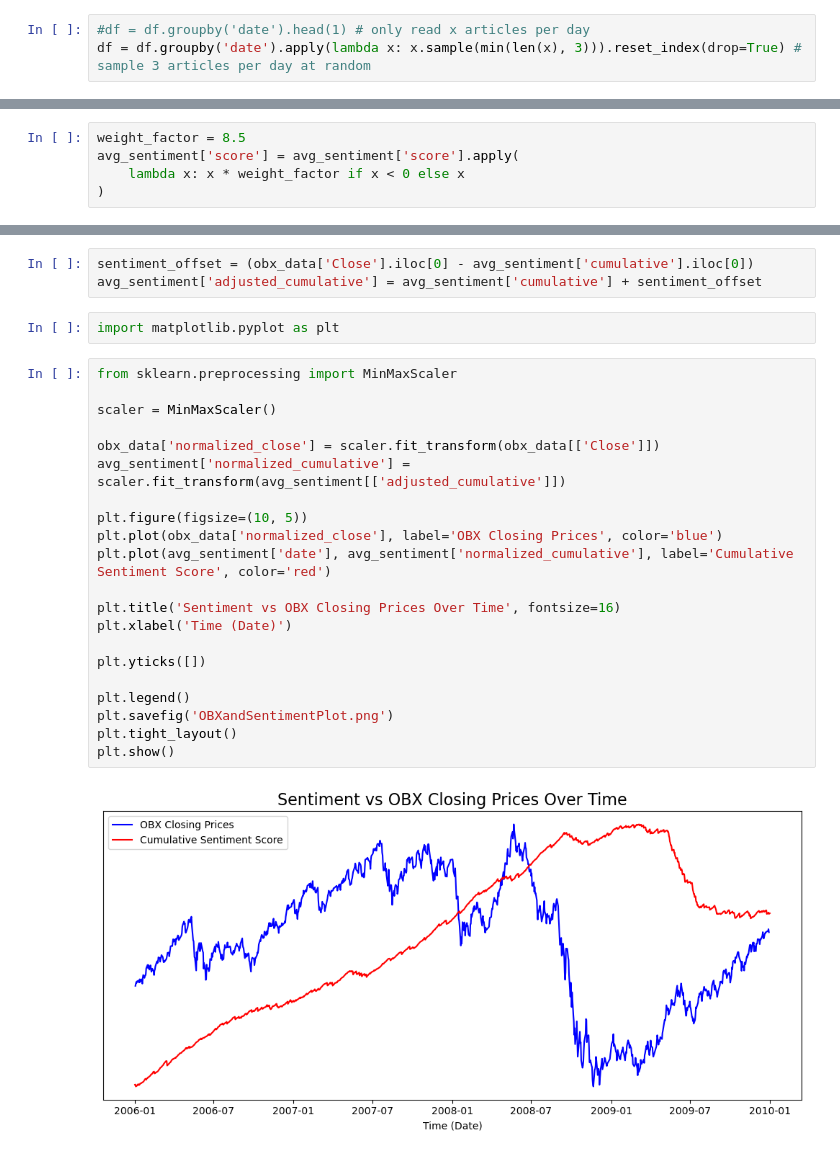
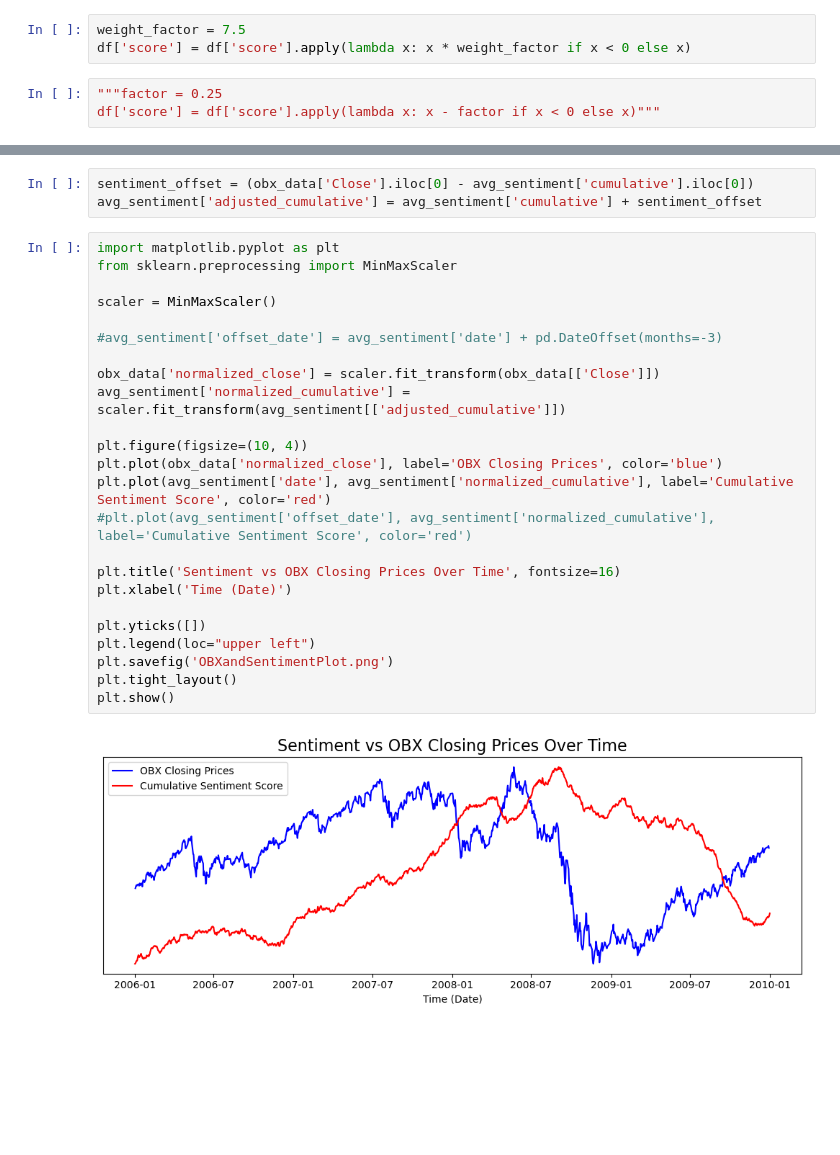
Before and after one commit to sbfroy/sentiment_analysis, a Jupyter notebook: notebooks/sentiment_and_obx.ipynb, the cells around one changed output, grey strips where cells are left out. Saved outputs shown, nothing was run; the diff lists cells and outputs as text; blank space fills up the shorter version.

Commit message:
better plots

```diff
--- a/notebooks/sentiment_and_obx.ipynb
+++ b/notebooks/sentiment_and_obx.ipynb
@@ -27,6 +32,9 @@ df['score'] = df['score'].apply(
 df['score'] = df['score'].apply(lambda x: x.cpu() if isinstance(x, torch.Tensor) else x)
 # %%
 df = df[(df['date'] >= start_date) & (df['date'] <= end_date)] # filter out dates
-# %%
-#df = df.groupby('date').head(1) # only read x articles per day
-df = df.groupby('date').apply(lambda x: x.sample(min(len(x), 3))).reset_index(drop=True) # sample 3 articles per day at random
+# %%
+weight_factor = 7.5
+df['score'] = df['score'].apply(lambda x: x * weight_factor if x < 0 else x)
+# %%
+"""factor = 0.25
+df['score'] = df['score'].apply(lambda x: x - factor if x < 0 else x)"""
@@ -33,8 +43,3 @@ df = df.groupby('date').apply(lambda x: x.sample(min(len(x), 3))).reset_index(dr
 # %%
 avg_sentiment = df.groupby('date')['score'].mean().reset_index() # average sentiment score for each date
 avg_sentiment = avg_sentiment.sort_values(by='date') # sort by date
-# %%
-weight_factor = 8.5
-avg_sentiment['score'] = avg_sentiment['score'].apply(
-    lambda x: x * weight_factor if x < 0 else x
-)
@@ -60,28 +48,29 @@ avg_sentiment['cumulative'] = avg_sentiment['score'].cumsum()
 # %%
 sentiment_offset = (obx_data['Close'].iloc[0] - avg_sentiment['cumulative'].iloc[0])
 avg_sentiment['adjusted_cumulative'] = avg_sentiment['cumulative'] + sentiment_offset
-# %%
-import matplotlib.pyplot as plt
 # %%
+import matplotlib.pyplot as plt
 from sklearn.preprocessing import MinMaxScaler
 
 scaler = MinMaxScaler()
 
+#avg_sentiment['offset_date'] = avg_sentiment['date'] + pd.DateOffset(months=-3)
+
 obx_data['normalized_close'] = scaler.fit_transform(obx_data[['Close']])
 avg_sentiment['normalized_cumulative'] = scaler.fit_transform(avg_sentiment[['adjusted_cumulative']])
 
-plt.figure(figsize=(10, 5))
+plt.figure(figsize=(10, 4))
 plt.plot(obx_data['normalized_close'], label='OBX Closing Prices', color='blue')
 plt.plot(avg_sentiment['date'], avg_sentiment['normalized_cumulative'], label='Cumulative Sentiment Score', color='red')
+#plt.plot(avg_sentiment['offset_date'], avg_sentiment['normalized_cumulative'], label='Cumulative Sentiment Score', color='red')
 
 plt.title('Sentiment vs OBX Closing Prices Over Time', fontsize=16)
 plt.xlabel('Time (Date)')
 
 plt.yticks([])
-
-plt.legend()
+plt.legend(loc="upper left")
 plt.savefig('OBXandSentimentPlot.png')
 plt.tight_layout()
 plt.show()
 # %% [output]
-[figure, old version]
+[figure, new version]
```
Also changed, not shown: parts of 6 cells of this notebook, 1 other file.
